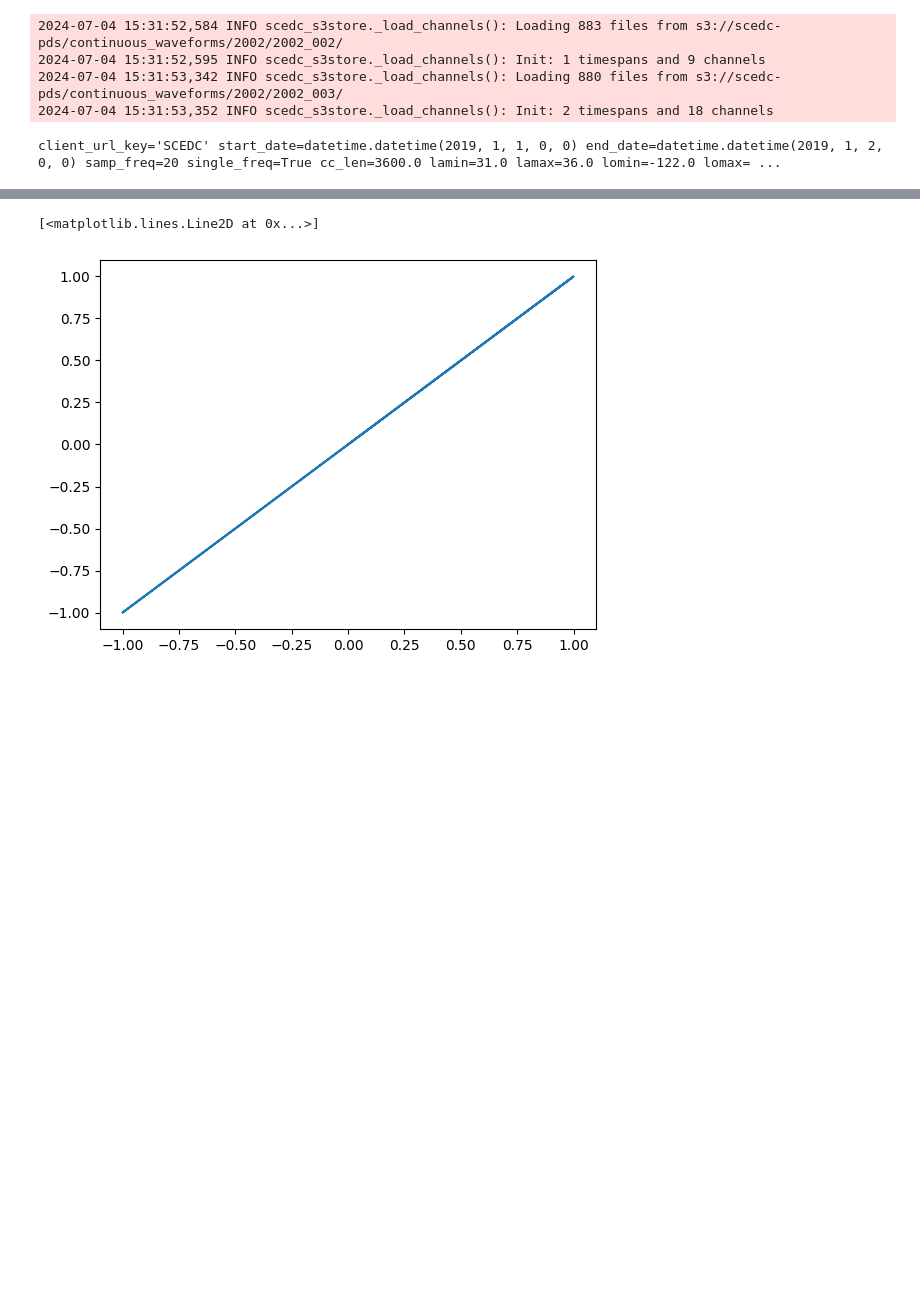
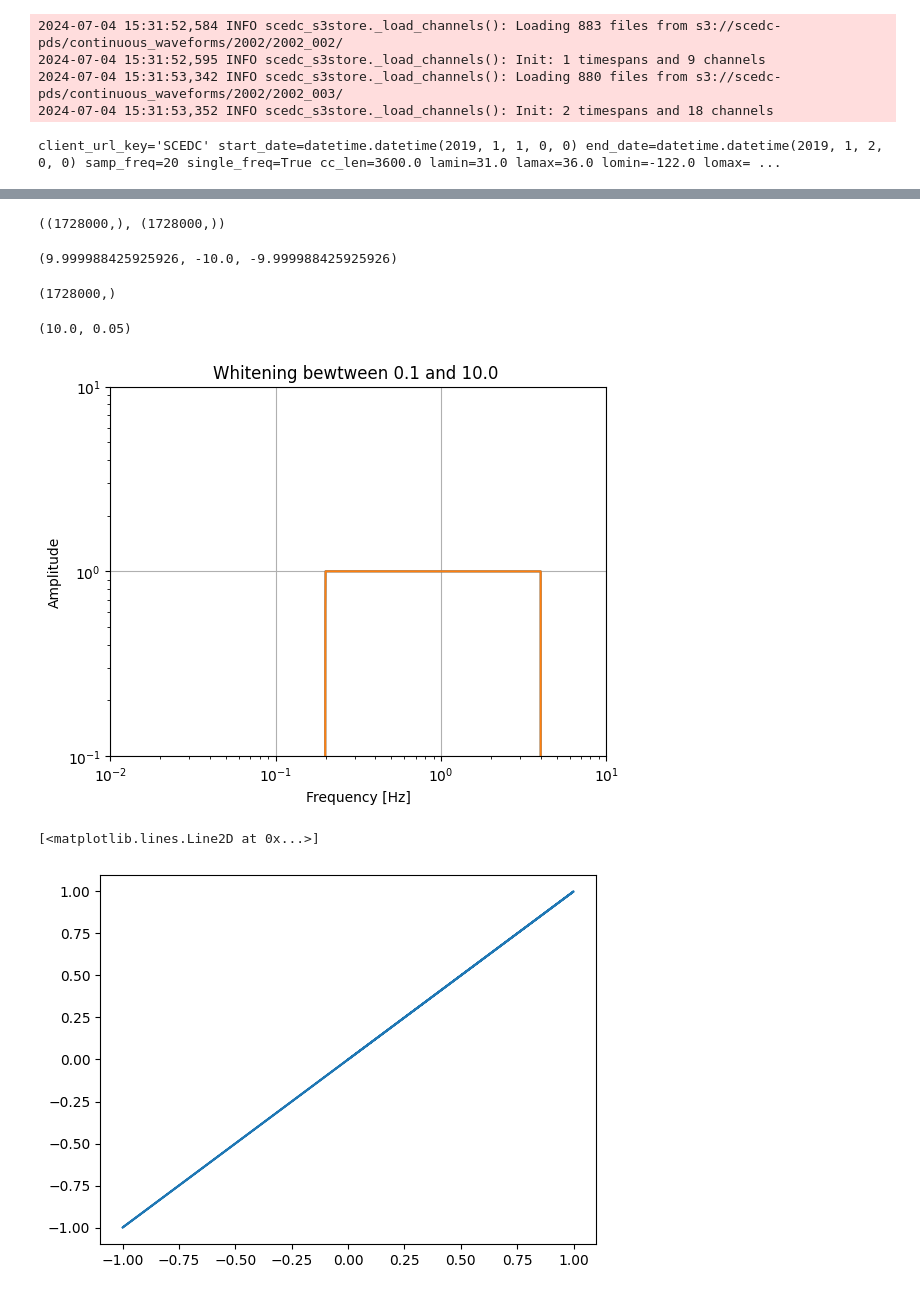
Before and after one commit to noisepy/NoisePy, a Jupyter notebook: tutorials/test_whiten.ipynb, the cells around one changed output, grey strips where cells are left out. Saved outputs shown, nothing was run; the diff lists cells and outputs as text; code cells hidden in the pictures; blank space fills up the shorter version.

Commit message:
further testing the whitening functions

```diff
--- a/tutorials/test_whiten.ipynb
+++ b/tutorials/test_whiten.ipynb
@@ -318,13 +320,5 @@ def test_whiten1d():
 def test_whiten2d():
     _, _ = whiten2d()
 # %%
-
-data = np.random.random(1000)
 white_original = whiten_original(data, fft_para)
 white_new = whiten(data, fft_para)
-# %%
-
-white_original, white_new = whiten1d()
-
-plt.plot(white_original.real)
-plt.plot(white_new.real)
@@ -334,0 +334,6 @@ plt.plot(white_new.real)
+# %%
+from numpy.fft import next_fast_len
+delta=1/z[0].stats.sampling_rate
+nfft = next_fast_len(data.shape[1])
+spec = np.fft.fftn(data, s=[nfft])
+freq = np.fft.fftfreq(nfft, d=delta)
@@ -335,3 +342,29 @@ plt.plot(white_new.real)
+# %%
+data.shape,freq.shape
+# %% [output]
+((1728000,), (1728000,))
+# %%
+freq[nfft//2-1],freq[nfft//2],freq[nfft//2+1]
+# %% [output]
+(9.999988425925926, -10.0, -9.999988425925926)
+# %%
+white_original.shape
+# %% [output]
+(1728000,)
+# %%
+config.freqmax,config.freqmin
+# %% [output]
+(10.0, 0.05)
+# %%
+plt.plot(freq,np.abs(white_original))
+plt.plot(freq,np.abs(white_new))
+plt.xlim([0.01,10]);plt.grid()
+plt.ylim([1e-1,1e1])
+plt.xscale("log");plt.yscale("log");
+plt.xlabel("Frequency [Hz]");plt.ylabel("Amplitude");
+plt.title("Whitening between %.1f and %1.1f "%(config.freqmin,config.freqmax));
+# %% [output]
+[figure, added]
 # %%
 plt.plot(white_original[100:500].real,white_new[100:500].real)
 # %% [output]
```
Also changed, not shown: parts of 8 cells of this notebook.
